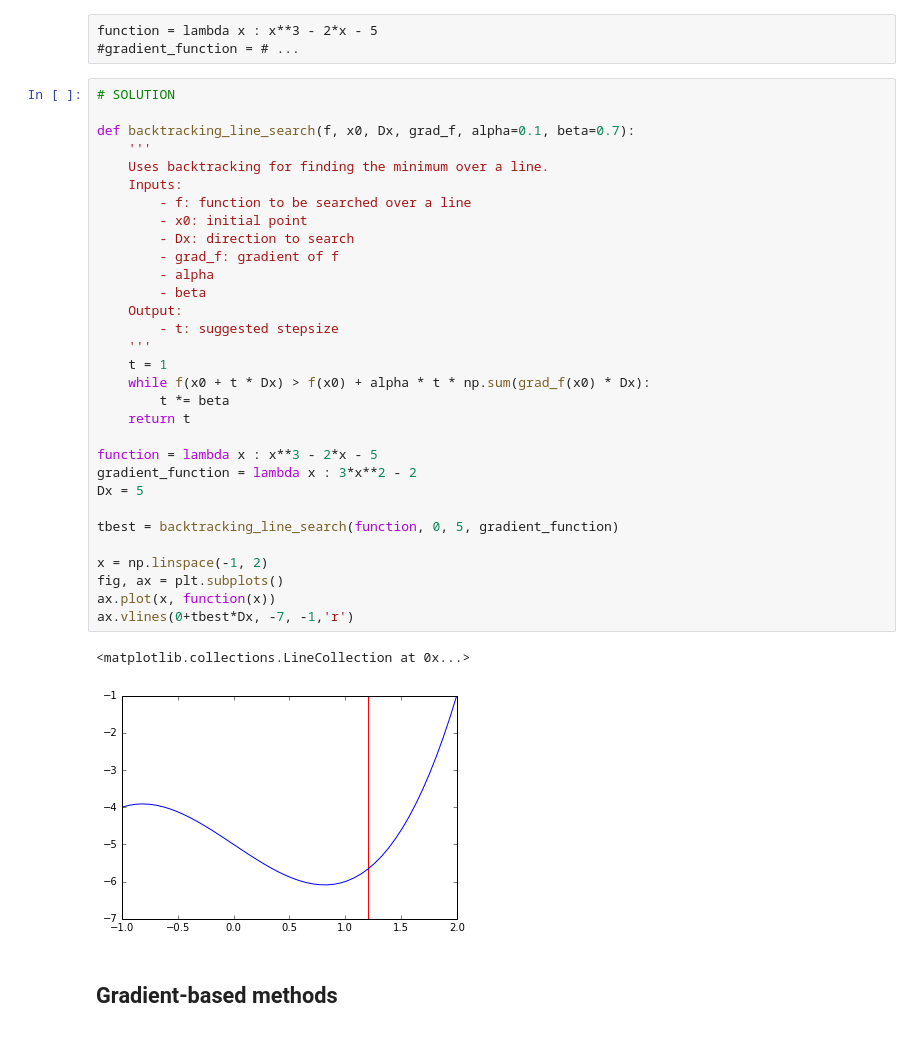
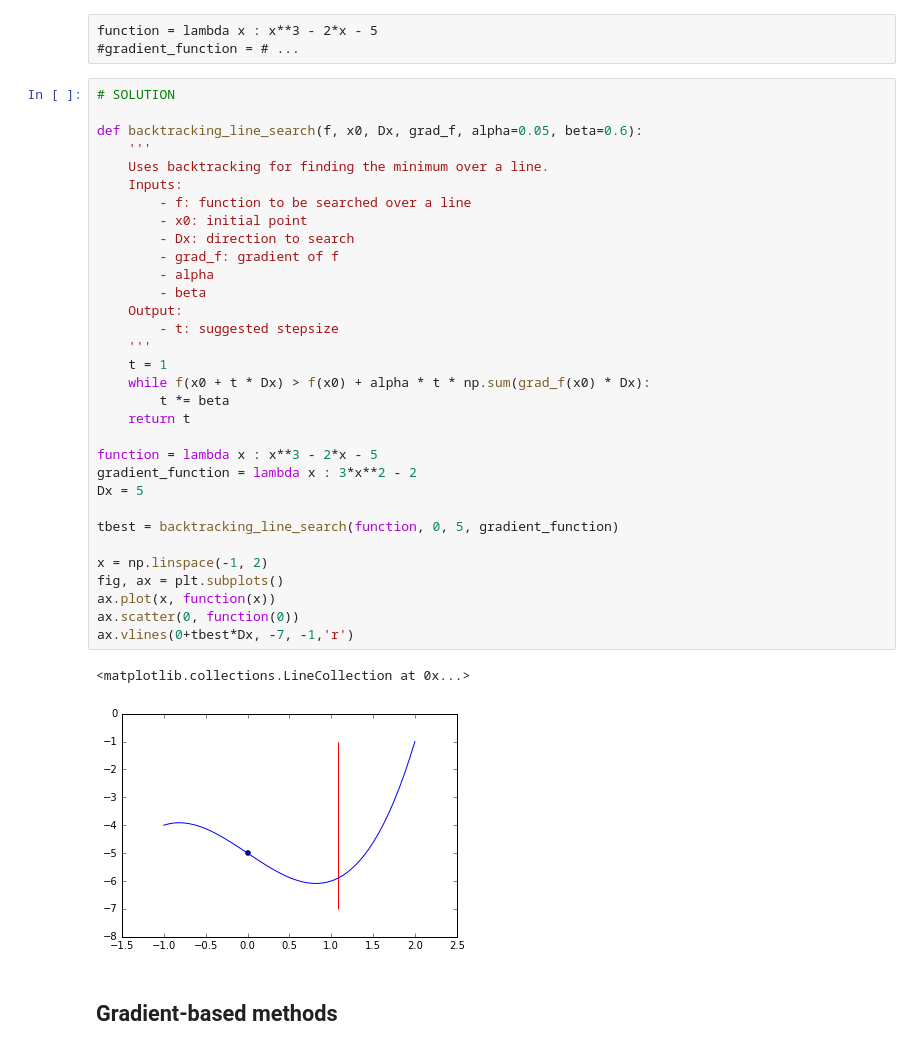
Before and after one commit to jorisvandenbossche/jupyter-demo, a Jupyter notebook: examples/Examples_Michiel/Teaching/Chapter1.ipynb, the cells around one changed output. Drawn from its saved outputs; the diff is of its cells as text.

```diff
--- a/examples/Examples_Michiel/Teaching/Chapter1.ipynb
+++ b/examples/Examples_Michiel/Teaching/Chapter1.ipynb
@@ -92,37 +92,38 @@ function = lambda x : x**3 - 2*x - 5
 # %%
 # SOLUTION
 
-def backtracking_line_search(f, x0, Dx, grad_f, alpha=0.1, beta=0.7):
+def backtracking_line_search(f, x0, Dx, grad_f, alpha=0.05, beta=0.6):
     '''
     Uses backtracking for finding the minimum over a line.
     Inputs:
         - f: function to be searched over a line
         - x0: initial point
         - Dx: direction to search
         - grad_f: gradient of f
         - alpha
         - beta
     Output:
         - t: suggested stepsize
     '''
     t = 1
     while f(x0 + t * Dx) > f(x0) + alpha * t * np.sum(grad_f(x0) * Dx):
         t *= beta
     return t
 
 function = lambda x : x**3 - 2*x - 5
 gradient_function = lambda x : 3*x**2 - 2
 Dx = 5
 
 tbest = backtracking_line_search(function, 0, 5, gradient_function)
 
 x = np.linspace(-1, 2)
 fig, ax = plt.subplots()
 ax.plot(x, function(x))
+ax.scatter(0, function(0))
 ax.vlines(0+tbest*Dx, -7, -1,'r')
 # %% [output]
 <matplotlib.collections.LineCollection at 0x...>
-[figure, old version]
+[figure, new version]
 # %% [markdown]
 ## Gradient-based methods
 # %% [markdown]
```
Also changed, not shown: parts of 5 cells of this notebook.
